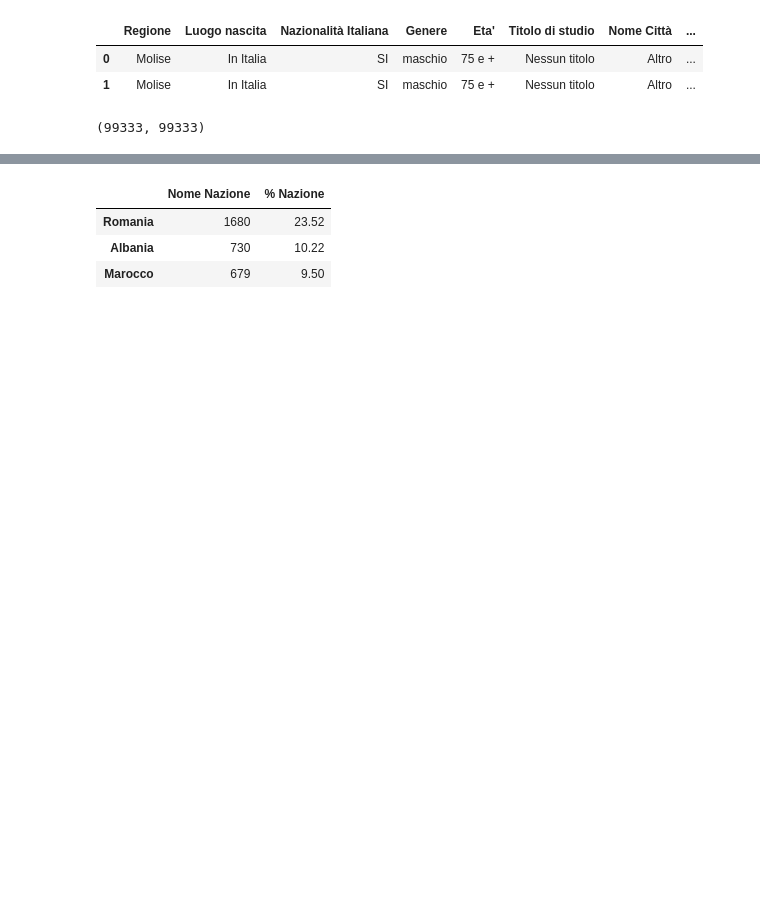
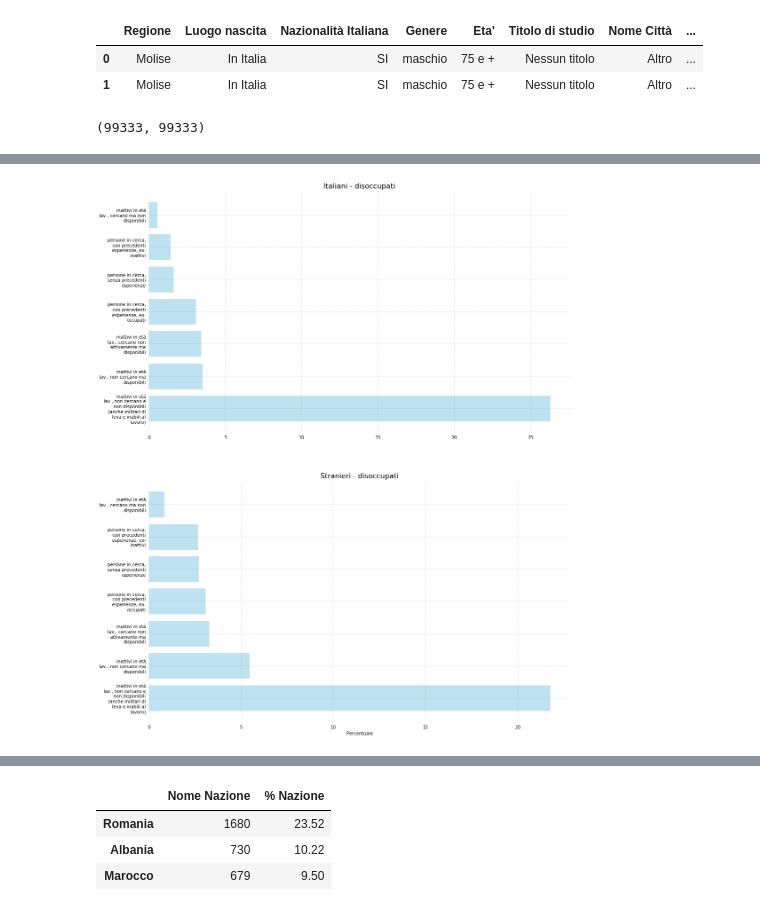
Before and after one commit to p-giovanni/ForzaLavoro, a Jupyter notebook: notebook/ForzaLavoro.ipynb, the cells around one changed output, grey strips where cells are left out. Cells and saved outputs as stored; diff of their text form; code cells hidden in the pictures; blank space fills up the shorter version.

```diff
--- a/notebook/ForzaLavoro.ipynb
+++ b/notebook/ForzaLavoro.ipynb
@@ -339,3 +410,67 @@ ita_ocup_status.head()
+# %%
+# Drop the employed rows.
+fr_occ_stat_dettail.drop('occupati', inplace=True)
+it_occ_stat_dettail.drop('occupati', inplace=True)
+# %%
+#
+# Unemploid status using the detailed description.
+#
+colors = {
+    "default": "#BEE2F0",
+    "male": "#BEE2F0",
+    "male dark": "#6faff7",
+    "female": "#0678f7"
+}
+
+fig = plt.figure(figsize=(17, 34))
+gs = fig.add_gridspec(3, 3)
+
+ax = []
+ax.append(fig.add_subplot(gs[1,0:]))
+ax.append(fig.add_subplot(gs[2,0:]))
+
+# ------------------------------------------------------------------------
+idx = 0
+
+width = 0.5
+
+it_os_dett_lbl = it_occ_stat_dettail.index.values
+it_os_dett_lbl = [ '\n'.join(wrap(l, 20)) for l in it_os_dett_lbl ]
+
+it_os_dett_val = it_occ_stat_dettail["% Stato occupazionale dettaglio"].values
+
+
+rects_it_oa = ax[idx].barh(it_os_dett_lbl, it_os_dett_val, color=colors['default'])
+set_axes_common_properties(ax[idx])
+
+ax[idx].set_title("Italiani - disoccupati", fontsize=16)
+
+
+remove_tick_lines('y', ax[idx])
+remove_tick_lines('x', ax[idx])
+
+# ------------------------------------------------------------------------
+idx = 1
+
+width = 0.5
+
+fr_os_dett_lbl = fr_occ_stat_dettail.index.values
+fr_os_dett_val = fr_occ_stat_dettail["% Stato occupazionale dettaglio"].values
+
+rects_fr_oa = ax[idx].barh(y = it_os_dett_lbl, width = fr_os_dett_val, height = 0.8
+                           ,align='center'
+                           , color=colors['default'])
+
+set_axes_common_properties(ax[idx])
+ax[idx].set_xlabel("Percentuale")
+ax[idx].set_title("Stranieri - disoccupati", fontsize=16)
+
+remove_tick_lines('y', ax[idx])
+remove_tick_lines('x', ax[idx])
+
+plt.savefig(os.path.join(images_path,"{prefix}analisi_stato_occupazionale_dettaglio.png".format(prefix=file_prefix)))
+# %% [output]
+[figure, added]
 # %%
 colors = {
     "default": "#BEE2F0",
```
Also changed, not shown: parts of 15 cells of this notebook, 4 other files.
